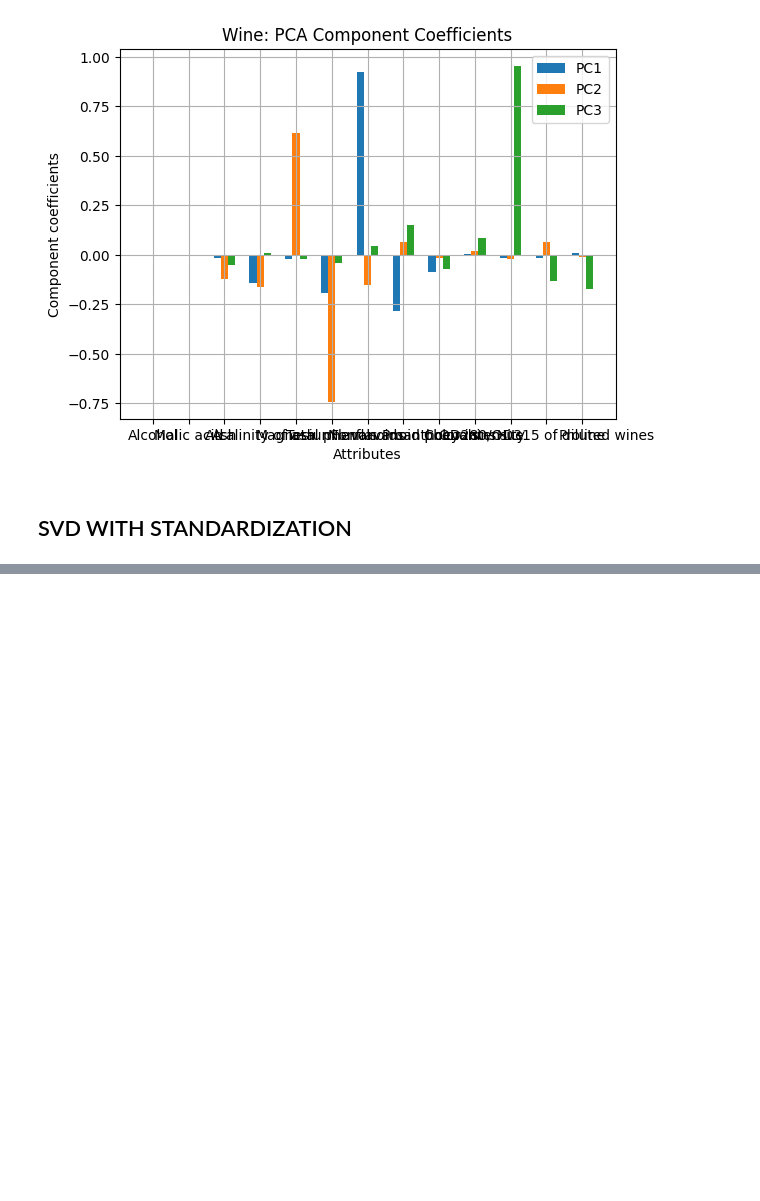
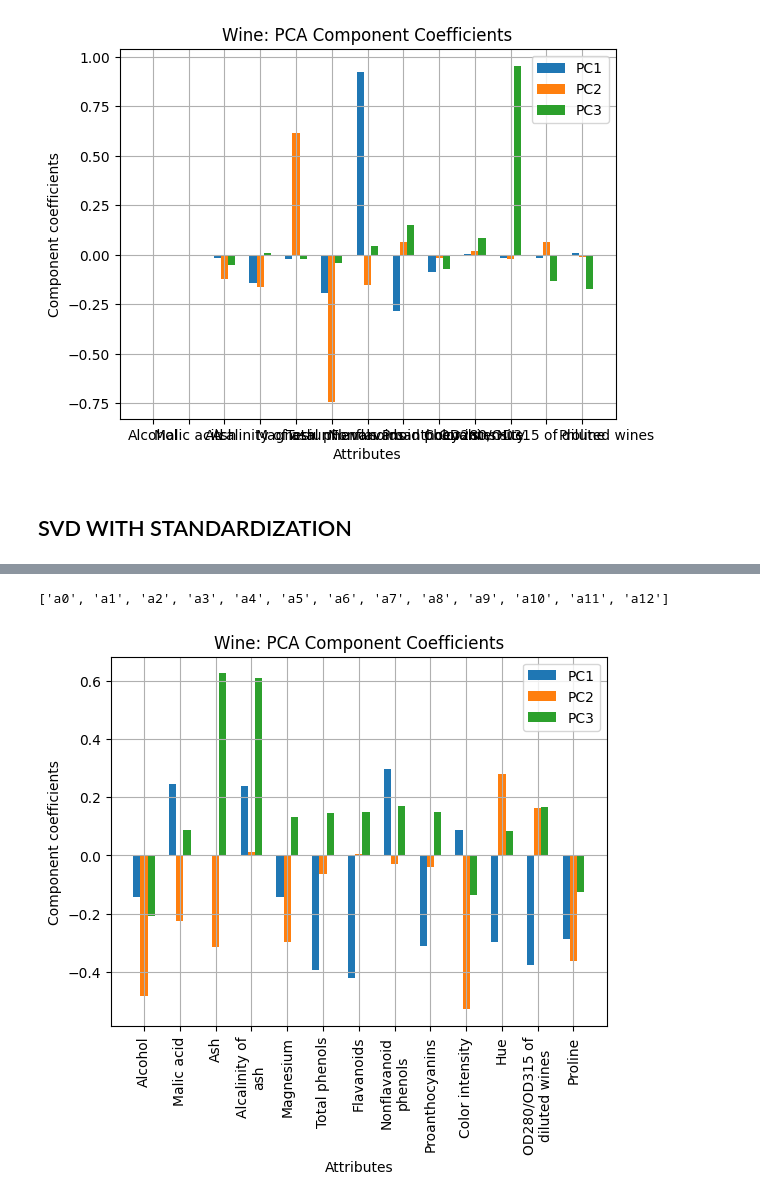
Before and after one commit to pierGit7/WineStudy, a Jupyter notebook: wine_notebook_pca.ipynb, the cells around one changed output, grey strips where cells are left out. Saved outputs shown, nothing was run; the diff lists cells and outputs as text; code cells hidden in the pictures; blank space fills up the shorter version.

Commit message:
updated graph

```diff
--- a/wine_notebook_pca.ipynb
+++ b/wine_notebook_pca.ipynb
@@ -293,0 +298,40 @@ ValueError: The number of FixedLocator locations (13), usually from a call to se
+# %%
+import textwrap
+headings = ['Alcohol', 'Malic acid', 'Ash', 'Alcalinity of ash', 'Magnesium',
+ 'Total phenols', 'Flavanoids', 'Nonflavanoid phenols', 'Proanthocyanins',
+ 'Color intensity', 'Hue', 'OD280/OD315 of diluted wines', 'Proline']
+wrapped_headings = [textwrap.fill(heading, 15) for heading in headings]
+for c in range(1, 4):
+    # select indices belonging to class c:
+    class_mask = y == c
+    ax.plot(Z[class_mask, i], Z[class_mask, j], Z[class_mask, k], "o", alpha=0.8)  # Use ax.plot for 3D plotting
+
+# Set the labels for each axis
+ax.set_xlabel("PC{0}".format(i + 1))  # Set label for x-axis
+ax.set_ylabel("PC{0}".format(j + 1))  # Set label for y-axis
+ax.set_zlabel("PC{0}".format(k + 1))  # Set label for z-axis (corrected)
+
+plt.show()  # Display the plot
+
+plt.figure()
+att_plot = [f"a{i}" for i in range(M)]
+print(att_plot)
+pcs = [0, 1, 2]
+legendStrs = ["PC" + str(e + 1) for e in pcs]
+c = ["r", "g", "b"]
+bw = 0.2
+r = np.arange(1, M + 1)
+for i in pcs:
+    plt.bar(r + i * bw, V[:, i], width=bw)
+
+plt.xticks(r + bw, wrapped_headings, rotation = 90)
+plt.xlabel("Attributes")
+plt.ylabel("Component coefficients")
+plt.legend(legendStrs)
+plt.grid()
+plt.title("Wine: PCA Component Coefficients")
+#plt.tight_layout()
+plt.show()
+# %% [output]
+['a0', 'a1', 'a2', 'a3', 'a4', 'a5', 'a6', 'a7', 'a8', 'a9', 'a10', 'a11', 'a12']
+[figure, added]
```
Also changed, not shown: parts of 1 cell of this notebook.
